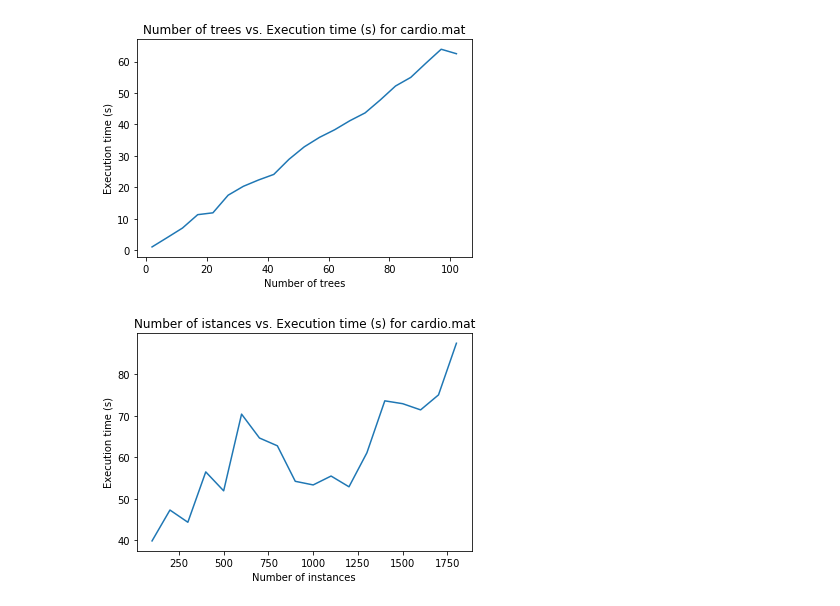
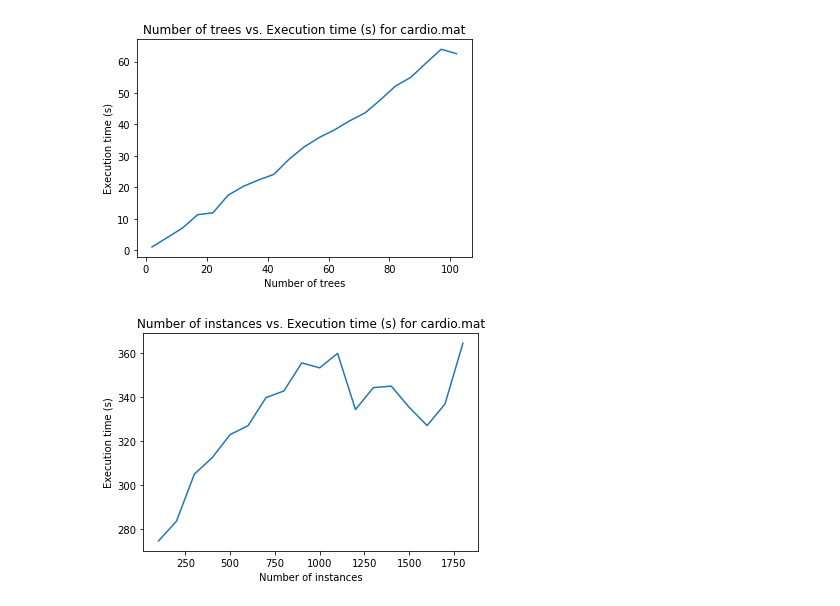
Before and after one commit to stefannesic/streamRHF, a Jupyter notebook: rhf-python/rhf.ipynb, the cells around one changed output. Saved outputs shown, nothing was run; the diff lists cells and outputs as text; code cells hidden in the pictures.

```diff
--- a/rhf-python/rhf.ipynb
+++ b/rhf-python/rhf.ipynb
@@ -213,31 +208,35 @@ plt.show()
 # %% [output]
 [figure]
 # %%
+import numpy as np
 import matplotlib.pyplot as plt
+
+res = np.asarray([274.43728170499526,
+     283.3873685370054,
+    304.81164014899696,
+    312.3389540890057,
+    322.8238822850035,
+    326.86446894100663,
+    339.63539324400335,
+    342.66037553400383,
+    355.4454223829962,
+    353.1830718920028,
+    359.76666747400304,
+    334.2079347609979,
+    344.1899042840014,
+    344.87181519700243,
+    335.24375254200277,
+    326.93247057199915,
+    336.7282930059955,
+    364.37766738900245])
+
 x = np.arange(100, 1900, 100)
 plt.plot(
     x,
-    [39.87026540299121,
-47.30587146998732,
-44.36571619400638,
-56.49343574100931,
-51.93081428500591,
-70.4081487749936,
-64.65354633900279,
-62.77559132500028,
-54.22620759801066,
-53.35472618500353,
-55.49450583300495,
-52.90500375600823,
-61.0898498930037,
-73.60722430799797,
-72.91881909099175,
-71.42669066599046,
-75.03796172500006,
-    87.4771403689956])
+    res)
 plt.ylabel('Execution time (s)')
 plt.xlabel('Number of instances')
 plt.title('Number of instances vs. Execution time (s) for cardio.mat')
 plt.show()
 # %% [output]
-[figure, old version]
+[figure, new version]
```
Also changed, not shown: parts of 2 cells of this notebook, 1 other file.
